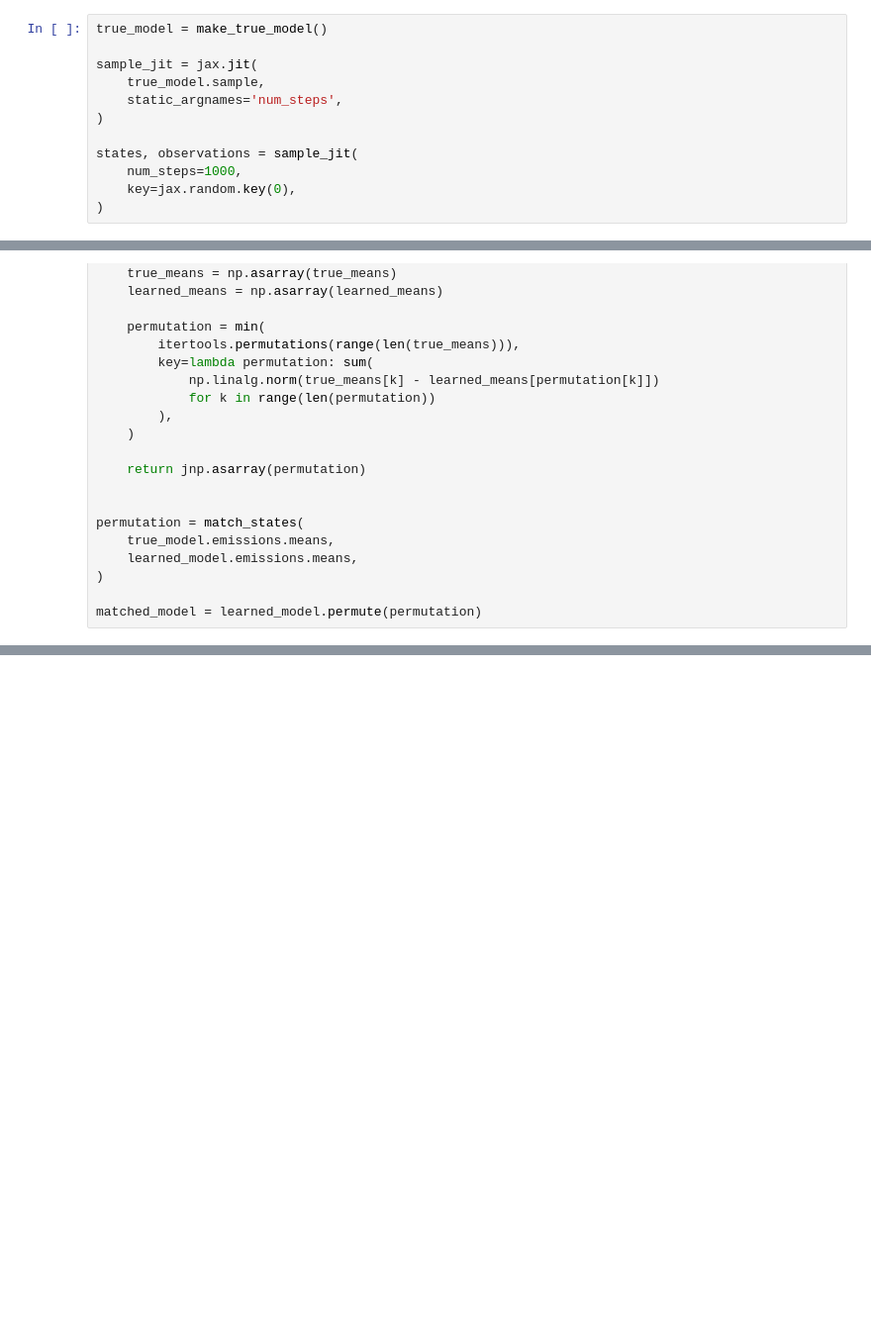
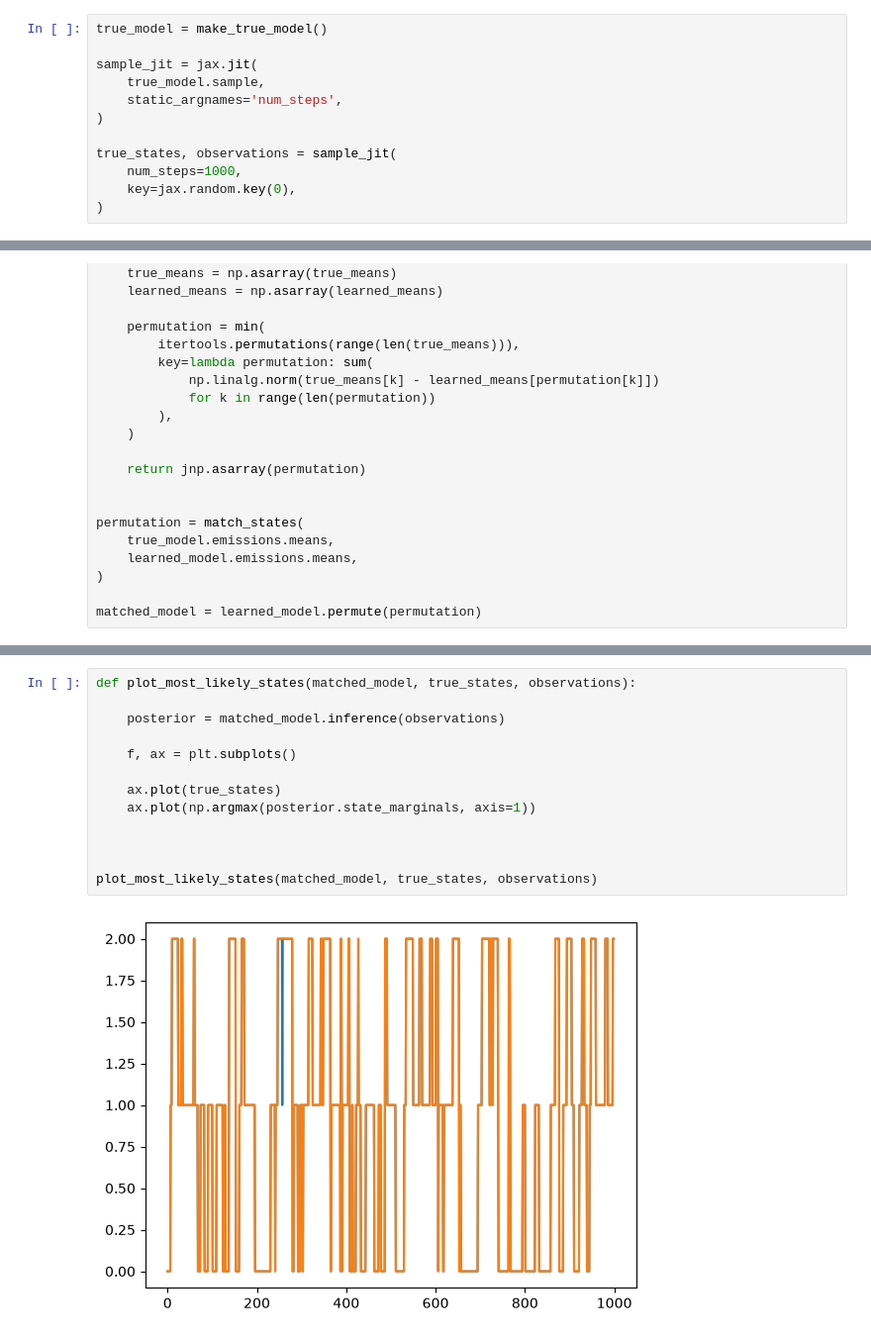
Before and after one commit to luis-rr/xxm, a Jupyter notebook: notebooks/hmm.ipynb, the cells around one changed output, grey strips where cells are left out. Shown at 99% size. Saved outputs shown, nothing was run; the diff lists cells and outputs as text; blank space fills up the shorter version.

```diff
--- a/notebooks/hmm.ipynb
+++ b/notebooks/hmm.ipynb
@@ -46,7 +46,7 @@ sample_jit = jax.jit(
     static_argnames='num_steps',
 )
 
-states, observations = sample_jit(
+true_states, observations = sample_jit(
     num_steps=1000,
     key=jax.random.key(0),
 )
@@ -234,0 +235,15 @@ plot_emissions(
+# %%
+def plot_most_likely_states(matched_model, true_states, observations):
+
+    posterior = matched_model.inference(observations)
+
+    f, ax = plt.subplots()
+
+    ax.plot(true_states)
+    ax.plot(np.argmax(posterior.state_marginals, axis=1))
+
+
+
+plot_most_likely_states(matched_model, true_states, observations)
+# %% [output]
+[figure, added]
```
Also changed, not shown: parts of 2 cells of this notebook, 6 other files.
